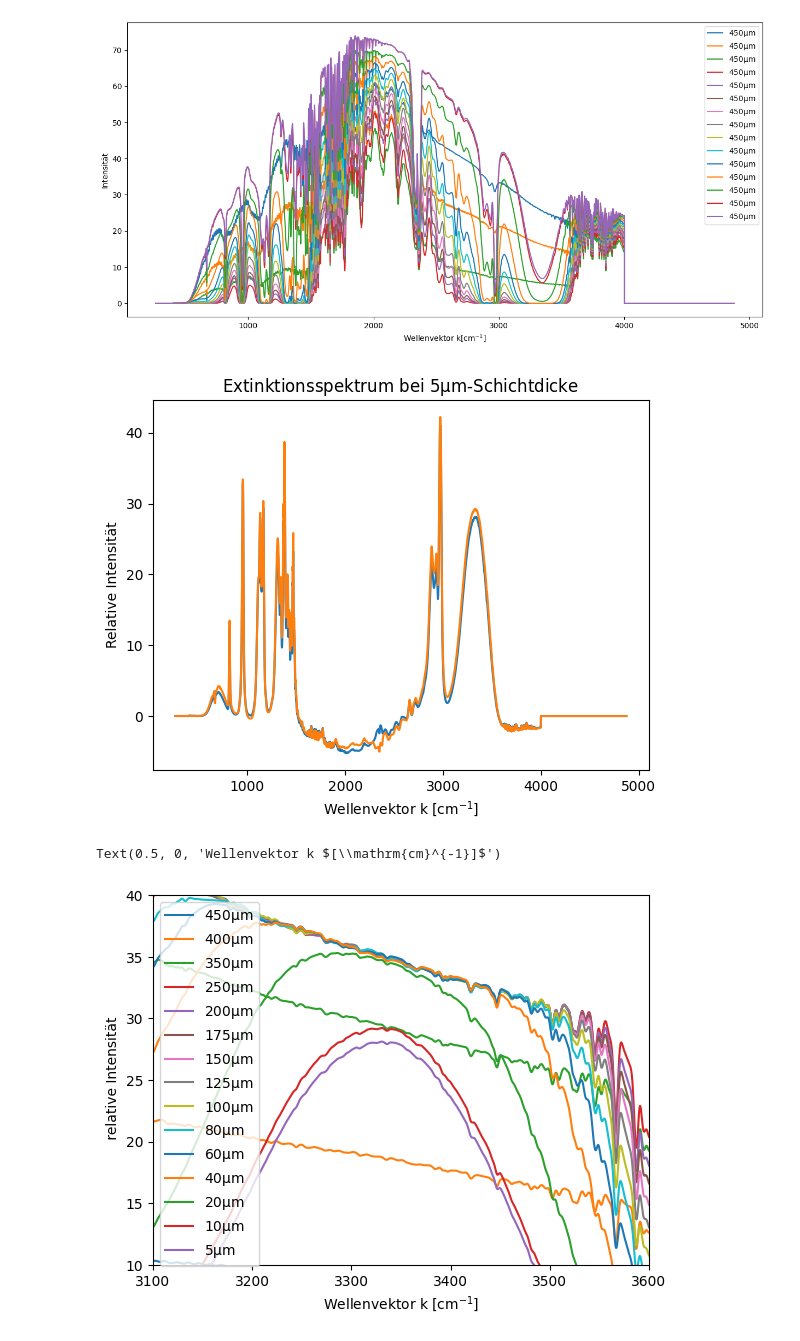
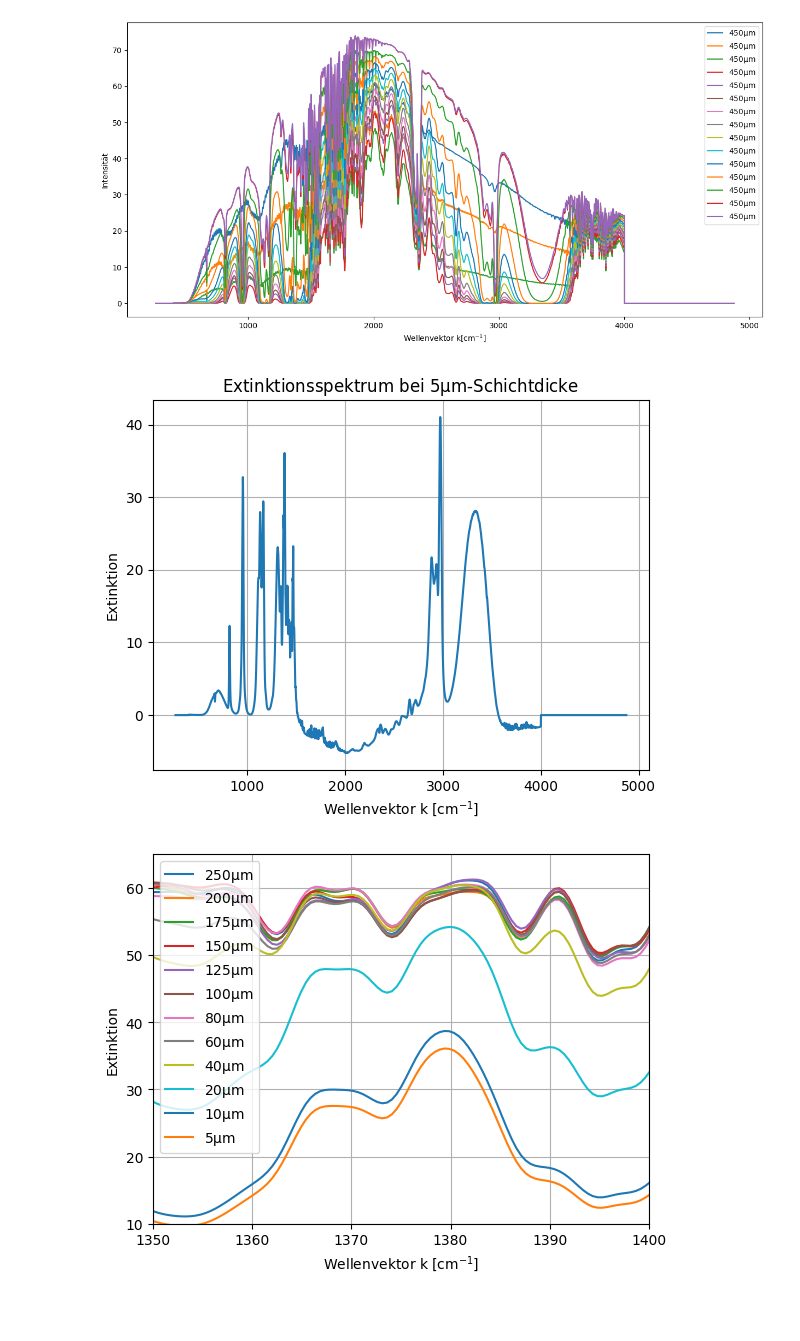
Before and after one commit to iLoveeMilkaa/M1-Lab, a Jupyter notebook: Aufgabe 3 Flüssigkeit.ipynb, the cells around one changed output. Drawn from its saved outputs; the diff is of its cells as text; code cells hidden in the pictures; blank space fills up the shorter version.

```diff
--- a/Aufgabe 3 Flüssigkeit.ipynb
+++ b/Aufgabe 3 Flüssigkeit.ipynb
@@ -241,17 +242,19 @@ Text(0.5, 0, 'Wellenvektor k$[\\mathrm{cm}^{-1}]$')
 [figure]
 # %%
 plt.plot(_5iso_std[:,0],_5won,label=r"450$\mathrm{\mu m}$")
-plt.plot(_5iso_std[:,0],_10won,label=r"450$\mathrm{\mu m}$")
+#plt.plot(_5iso_std[:,0],_10won,label=r"450$\mathrm{\mu m}$")
 #plt.plot(_5micro_std[:,0],_5iso_std[:,1],label="hintergrund")
 plt.title(r"Extinktionsspektrum bei 5$\mathrm{\mu m}$-Schichtdicke")
 plt.xlabel(r"Wellenvektor k $[\mathrm{cm}^{-1}]$")
-plt.ylabel("Relative Intensität")
+plt.ylabel("Extinktion")
+plt.grid(True)
 plt.savefig("newplots/getavsorb.pdf")
-#plt.axis([1100,1200,-10,40])
+#plt.axis([900,1000,0,35])
+#plt.axis([1350,1400,-10,40])
 #plt.axis([2950,3000,-10,45])
 #plt.axis([3130,3500,0,40])
 # %% [output]
-[figure, old version]
+[figure, new version]
 # %%
 #cal all without noises
 _450won = _450micro_std[:,1]- _450iso_std[:,1]
@@ -272,29 +275,31 @@ _5won = _5micro_std[:,1]- _5iso_std[:,1]
 # %%
 #plot all without noises
 #plt.figure(figsize = [15,7])
 
-plt.plot(_5iso_std[:,0],_450won,label=r"450$\mathrm{\mu m}$")
-plt.plot(_5iso_std[:,0],_400won,label=r"400$\mathrm{\mu m}$")
-plt.plot(_5iso_std[:,0],_350won,label=r"350$\mathrm{\mu m}$")
+#plt.plot(_450won[:,0],_450won[:,],label=r"450$\mathrm{\mu m}$")
+#plt.plot(_5iso_std[:,0],_400won,label=r"400$\mathrm{\mu m}$")
+#plt.plot(_5iso_std[:,0],_350won,label=r"350$\mathrm{\mu m}$")
 plt.plot(_5iso_std[:,0],_250won,label=r"250$\mathrm{\mu m}$")
 plt.plot(_5iso_std[:,0],_200won,label=r"200$\mathrm{\mu m}$")
 plt.plot(_5iso_std[:,0],_175won,label=r"175$\mathrm{\mu m}$")
 plt.plot(_5iso_std[:,0],_150won,label=r"150$\mathrm{\mu m}$")
 plt.plot(_5iso_std[:,0],_125won,label=r"125$\mathrm{\mu m}$")
 plt.plot(_5iso_std[:,0],_100won,label=r"100$\mathrm{\mu m}$")
 plt.plot(_5iso_std[:,0],_80won,label=r"80$\mathrm{\mu m}$")
 plt.plot(_5iso_std[:,0],_60won,label=r"60$\mathrm{\mu m}$")
 plt.plot(_5iso_std[:,0],_40won,label=r"40$\mathrm{\mu m}$")
 plt.plot(_5iso_std[:,0],_20won,label=r"20$\mathrm{\mu m}$")
 plt.plot(_5iso_std[:,0],_10won,label=r"10$\mathrm{\mu m}$")
 plt.plot(_5iso_std[:,0],_5won,label=r"5$\mathrm{\mu m}$")
 
-#plt.axis([1350,1400,10,65])
+#plt.axis([900,1000,0,40])
+plt.axis([1350,1400,10,65])
 #plt.axis([2900,3000,10,50])
-plt.axis([3100,3600,10,40])
-plt.legend(loc = 0)
-plt.ylabel(" relative Intensität")
+#plt.axis([3100,3600,0,40])
+plt.legend(loc = 2)
+plt.ylabel("Extinktion")
 plt.xlabel(r"Wellenvektor k $[\mathrm{cm}^{-1}]$")
+plt.grid(True)
+plt.savefig("newplots/zoomohallwo3.pdf")
 # %% [output]
-Text(0.5, 0, 'Wellenvektor k $[\\mathrm{cm}^{-1}]$')
-[figure, old version]
+[figure, new version]
```
Also changed, not shown: parts of 15 cells of this notebook, 15 other files.
